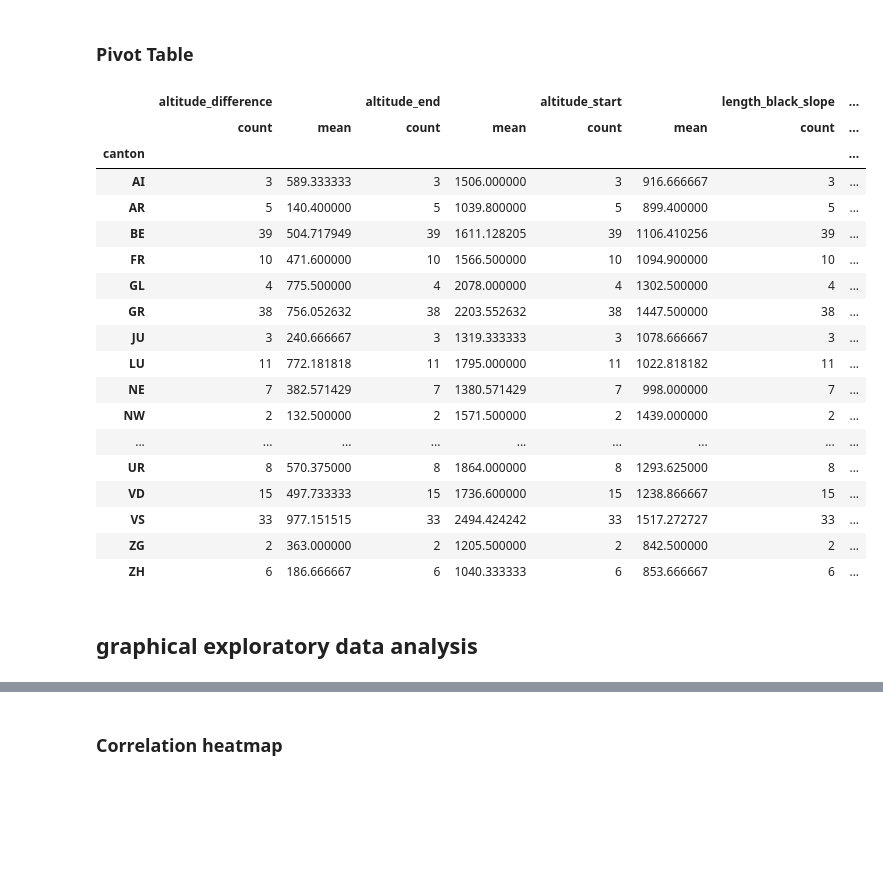
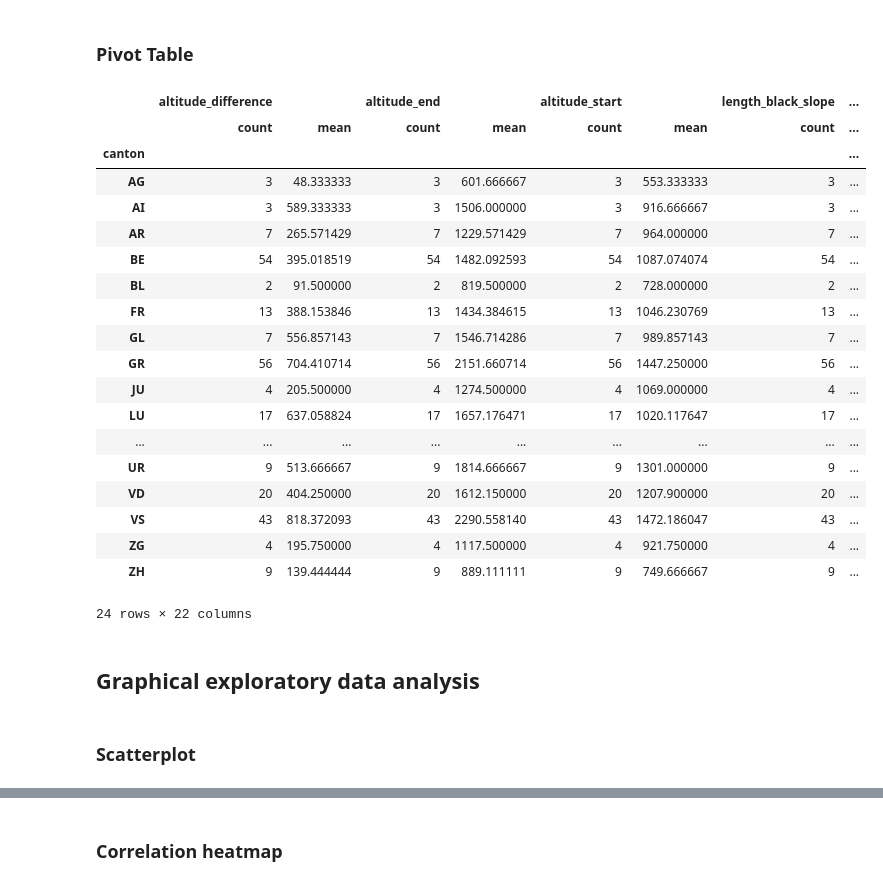
Before and after one commit to kuehnviv/arm_project, a Jupyter notebook: projekt_notebook.ipynb, the cells around one changed output, grey strips where cells are left out. Drawn from its saved outputs; the diff is of its cells as text; code cells hidden in the pictures; blank space fills up the shorter version.

```diff
--- a/projekt_notebook.ipynb
+++ b/projekt_notebook.ipynb
@@ -239,20 +262,20 @@ dtype: object
 # %% [markdown]
 ## Store data in DB and get it from DB
 # %%
-# Create a SQLAlchemy engine to connect to the MySQL database
-engine = create_engine("mysql+mysqlconnector://arm:arm@localhost/db_arm")
-
 # Create data base
 conn = mysql.connector.connect(host="localhost",
                                user="arm",
                                password="arm",
                                database="db_arm")
 
-# Überprüfen, ob die Verbindung erfolgreich war
+# Check if connection is established
 if conn.is_connected():
     print("Verbindung erfolgreich hergestellt!")
 else:
     print("Verbindung fehlgeschlagen.")
+
+# If DB connection fails, use the following command in terminal to restart the MySQL server:
+# sudo service mysql start
 
 # Create cursor object to execute SQL commands
 cursor = conn.cursor()
@@ -271,12 +294,15 @@ cursor.execute('''CREATE TABLE IF NOT EXISTS
                               number_of_ski_lifts INT,
                               price_day_pass_chf FLOAT,
                               price_day_pass_euro FLOAT,
-                              rating VARCHAR(255),
+                              rating FLOAT,
                               lat FLOAT,
                               lon FLOAT,
                               canton VARCHAR(255))''')
 # Confirm changes to the table
 conn.commit()
+
+# Create a SQLAlchemy engine to connect to the MySQL database
+engine = create_engine("mysql+mysqlconnector://arm:arm@localhost/db_arm")
 
 # Convert the Pandas DataFrame to a format for MySQL table insertion
 df_skipass.to_sql('ski_pass_data',
@@ -287,7 +313,7 @@ df_skipass.to_sql('ski_pass_data',
 # Query the SQL-table
 query = ''' SELECT *
             FROM ski_pass_data
-            WHERE price_day_pass_chf >= 20 '''
+        '''
 
 df = pd.read_sql(query, con=engine)
 
@@ -368,49 +399,54 @@ cov
 # %%
 # Using pivot_table to reshape the data and calculate means
 pd.pivot_table(df[['length_total_slope',
                    'length_blue_slope',
                    'length_red_slope',
                    'length_black_slope',
                    'altitude_difference',
                    'altitude_start',
                    'altitude_end',
                    'number_of_ski_lifts',
+                   'rating',
                    'price_day_pass_chf',
                    'price_day_pass_euro',
                    'canton']],
                index=['canton'],
                values=['length_total_slope',
                        'length_blue_slope',
                        'length_red_slope',
                        'length_black_slope',
                        'altitude_difference',
                        'altitude_start',
                        'altitude_end',
                        'number_of_ski_lifts',
+                       'rating',
                        'price_day_pass_chf',
                        'price_day_pass_euro'],
                aggfunc=(np.mean, 'count'))
 # %% [output]
 |  | altitude_difference |  | altitude_end |  | altitude_start |  | length_black_slope | ... |
 |  | count | mean | count | mean | count | mean | count | ... |
 | canton |  |  |  |  |  |  |  | ... |
+| AG | 3 | 48.333333 | 3 | 601.666667 | 3 | 553.333333 | 3 | ... |
 | AI | 3 | 589.333333 | 3 | 1506.000000 | 3 | 916.666667 | 3 | ... |
-| AR | 5 | 140.400000 | 5 | 1039.800000 | 5 | 899.400000 | 5 | ... |
-| BE | 39 | 504.717949 | 39 | 1611.128205 | 39 | 1106.410256 | 39 | ... |
-| FR | 10 | 471.600000 | 10 | 1566.500000 | 10 | 1094.900000 | 10 | ... |
-| GL | 4 | 775.500000 | 4 | 2078.000000 | 4 | 1302.500000 | 4 | ... |
-| GR | 38 | 756.052632 | 38 | 2203.552632 | 38 | 1447.500000 | 38 | ... |
-| JU | 3 | 240.666667 | 3 | 1319.333333 | 3 | 1078.666667 | 3 | ... |
-| LU | 11 | 772.181818 | 11 | 1795.000000 | 11 | 1022.818182 | 11 | ... |
-| NE | 7 | 382.571429 | 7 | 1380.571429 | 7 | 998.000000 | 7 | ... |
-| NW | 2 | 132.500000 | 2 | 1571.500000 | 2 | 1439.000000 | 2 | ... |
+| AR | 7 | 265.571429 | 7 | 1229.571429 | 7 | 964.000000 | 7 | ... |
+| BE | 54 | 395.018519 | 54 | 1482.092593 | 54 | 1087.074074 | 54 | ... |
+| BL | 2 | 91.500000 | 2 | 819.500000 | 2 | 728.000000 | 2 | ... |
+| FR | 13 | 388.153846 | 13 | 1434.384615 | 13 | 1046.230769 | 13 | ... |
+| GL | 7 | 556.857143 | 7 | 1546.714286 | 7 | 989.857143 | 7 | ... |
+| GR | 56 | 704.410714 | 56 | 2151.660714 | 56 | 1447.250000 | 56 | ... |
+| JU | 4 | 205.500000 | 4 | 1274.500000 | 4 | 1069.000000 | 4 | ... |
+| LU | 17 | 637.058824 | 17 | 1657.176471 | 17 | 1020.117647 | 17 | ... |
 | ... | ... | ... | ... | ... | ... | ... | ... | ... |
-| UR | 8 | 570.375000 | 8 | 1864.000000 | 8 | 1293.625000 | 8 | ... |
-| VD | 15 | 497.733333 | 15 | 1736.600000 | 15 | 1238.866667 | 15 | ... |
-| VS | 33 | 977.151515 | 33 | 2494.424242 | 33 | 1517.272727 | 33 | ... |
-| ZG | 2 | 363.000000 | 2 | 1205.500000 | 2 | 842.500000 | 2 | ... |
-| ZH | 6 | 186.666667 | 6 | 1040.333333 | 6 | 853.666667 | 6 | ... |
+| UR | 9 | 513.666667 | 9 | 1814.666667 | 9 | 1301.000000 | 9 | ... |
+| VD | 20 | 404.250000 | 20 | 1612.150000 | 20 | 1207.900000 | 20 | ... |
+| VS | 43 | 818.372093 | 43 | 2290.558140 | 43 | 1472.186047 | 43 | ... |
+| ZG | 4 | 195.750000 | 4 | 1117.500000 | 4 | 921.750000 | 4 | ... |
+| ZH | 9 | 139.444444 | 9 | 889.111111 | 9 | 749.666667 | 9 | ... |
+24 rows × 22 columns
 # %% [markdown]
-## graphical exploratory data analysis
+## Graphical exploratory data analysis
+# %% [markdown]
+### Scatterplot
 # %%
 sns.set(color_codes=True)
```
Also changed, not shown: parts of 13 cells of this notebook.
